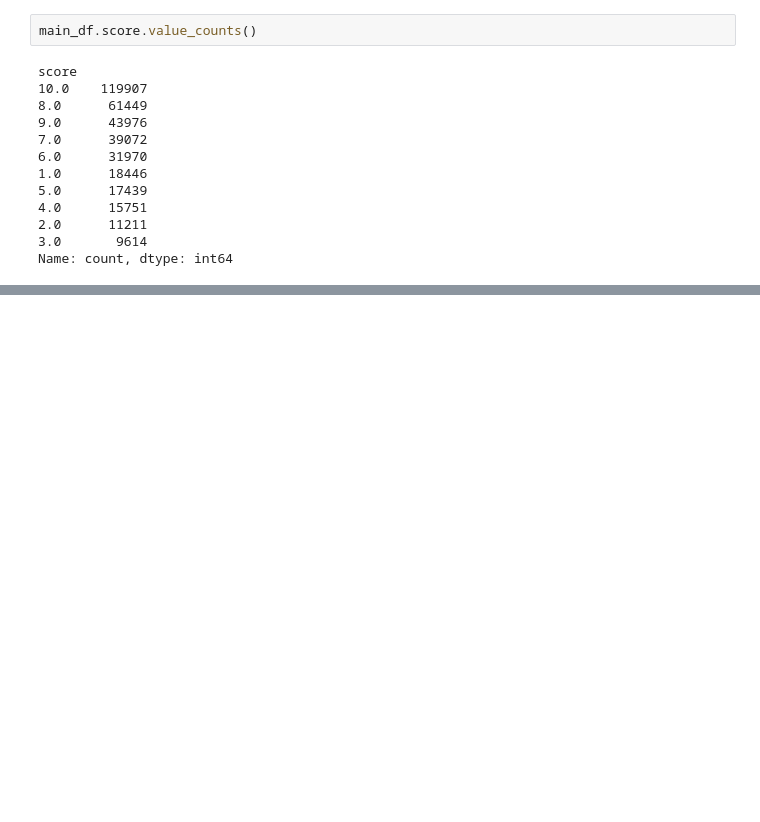
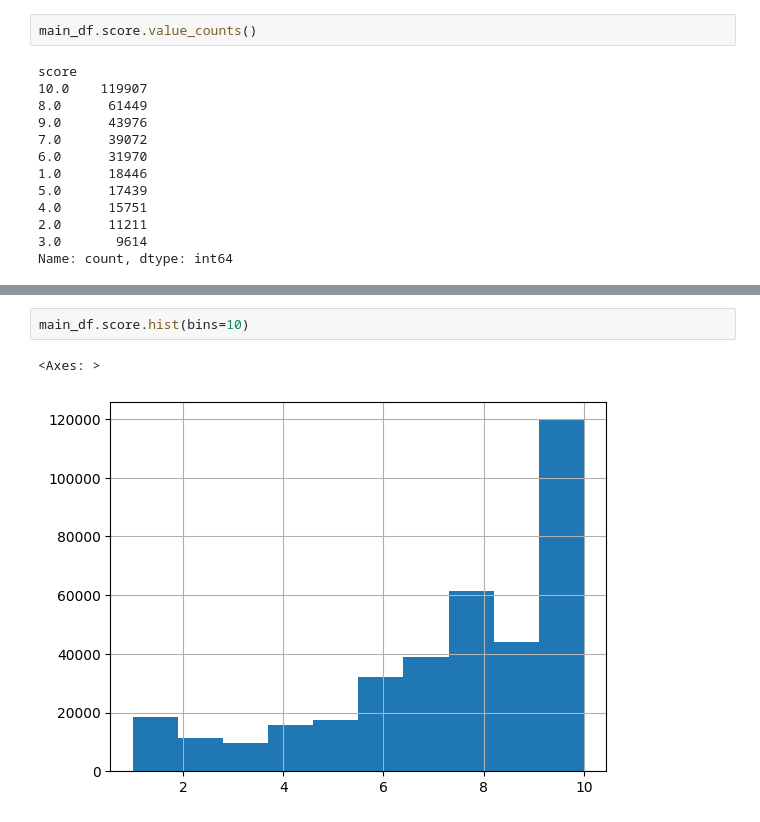
Before and after one commit to rizz-kings/data-in-the-wild, a Jupyter notebook: notebooks/combine_dataframes.ipynb, the cells around one changed output, grey strips where cells are left out. Cells and saved outputs as stored; diff of their text form; blank space fills up the shorter version.

```diff
--- a/notebooks/combine_dataframes.ipynb
+++ b/notebooks/combine_dataframes.ipynb
@@ -171,0 +144,5 @@ https://gist.github.com/mwaskom/de44147ed2974457ad6372750bbe5751
+# %%
+main_df.score.hist(bins=10)
+# %% [output]
+<Axes: >
+[figure, added]
```
Also changed, not shown: parts of 16 cells of this notebook, 2 other files.
